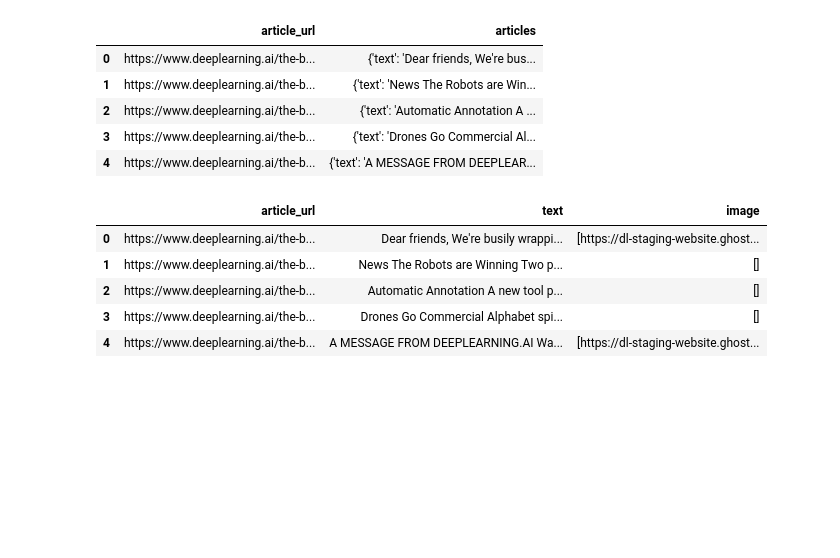
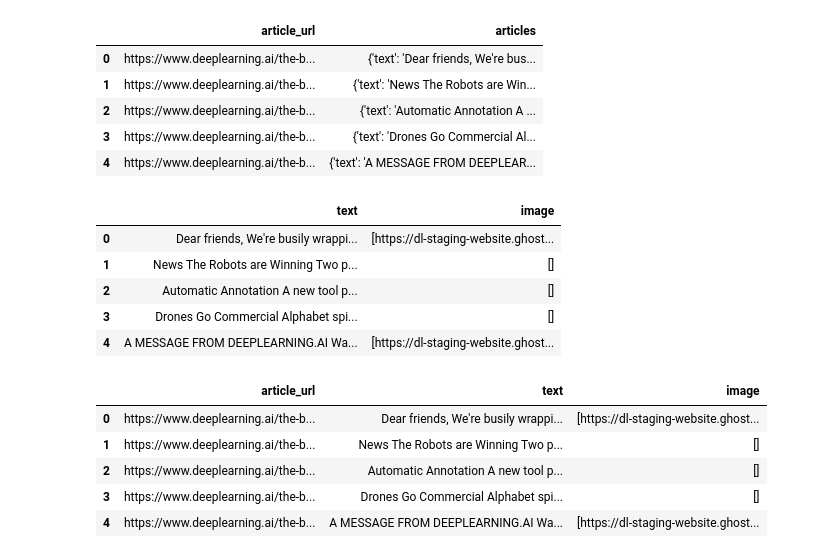
Before and after one commit to Krabulek/softserve_genai, a Jupyter notebook: data_parser.ipynb, the cells around one changed output. Saved outputs shown, nothing was run; the diff lists cells and outputs as text; code cells hidden in the pictures; blank space fills up the shorter version.

```diff
--- a/data_parser.ipynb
+++ b/data_parser.ipynb
@@ -189,6 +205,17 @@ df_exploded.head()
 | 2 | https://www.deeplearning.ai/the-b... | {'text': 'Automatic Annotation A ... |
 | 3 | https://www.deeplearning.ai/the-b... | {'text': 'Drones Go Commercial Al... |
 | 4 | https://www.deeplearning.ai/the-b... | {'text': 'A MESSAGE FROM DEEPLEAR... |
+# %%
+df_normalized = pd.json_normalize(df_exploded['articles'])
+#df_normalized.image = df_normalized.image.str.strip('"')
+df_normalized.head()
+# %% [output]
+|  | text | image |
+| 0 | Dear friends, We're busily wrappi... | [https://dl-staging-website.ghost... |
+| 1 | News The Robots are Winning Two p... | [] |
+| 2 | Automatic Annotation A new tool p... | [] |
+| 3 | Drones Go Commercial Alphabet spi... | [] |
+| 4 | A MESSAGE FROM DEEPLEARNING.AI Wa... | [https://dl-staging-website.ghost... |
 # %%
 df_normalized = pd.json_normalize(df_exploded['articles'])
 full_df = pd.concat([df_exploded, df_normalized], axis=1)
```
Also changed, not shown: parts of 9 cells of this notebook, 13 other files.
